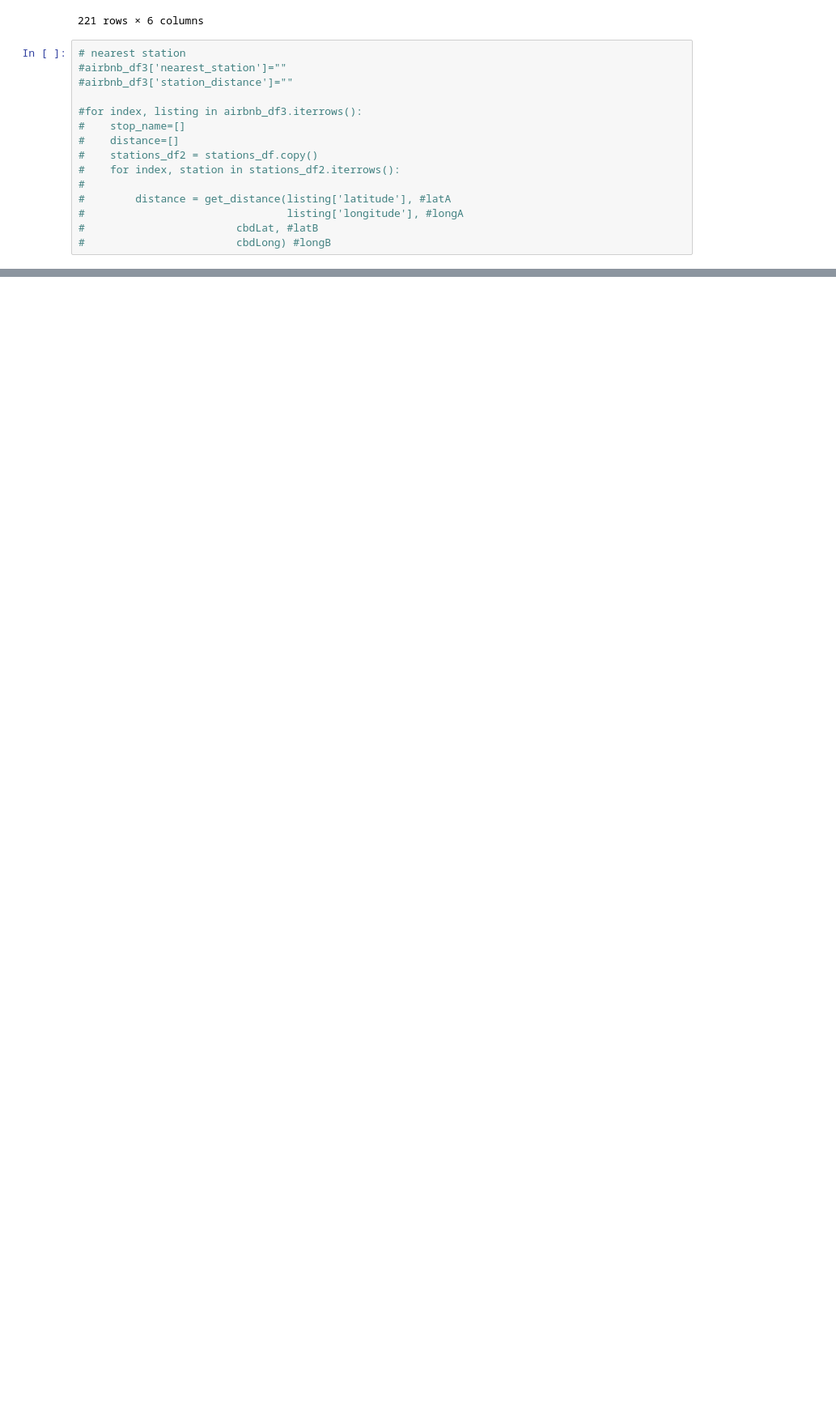
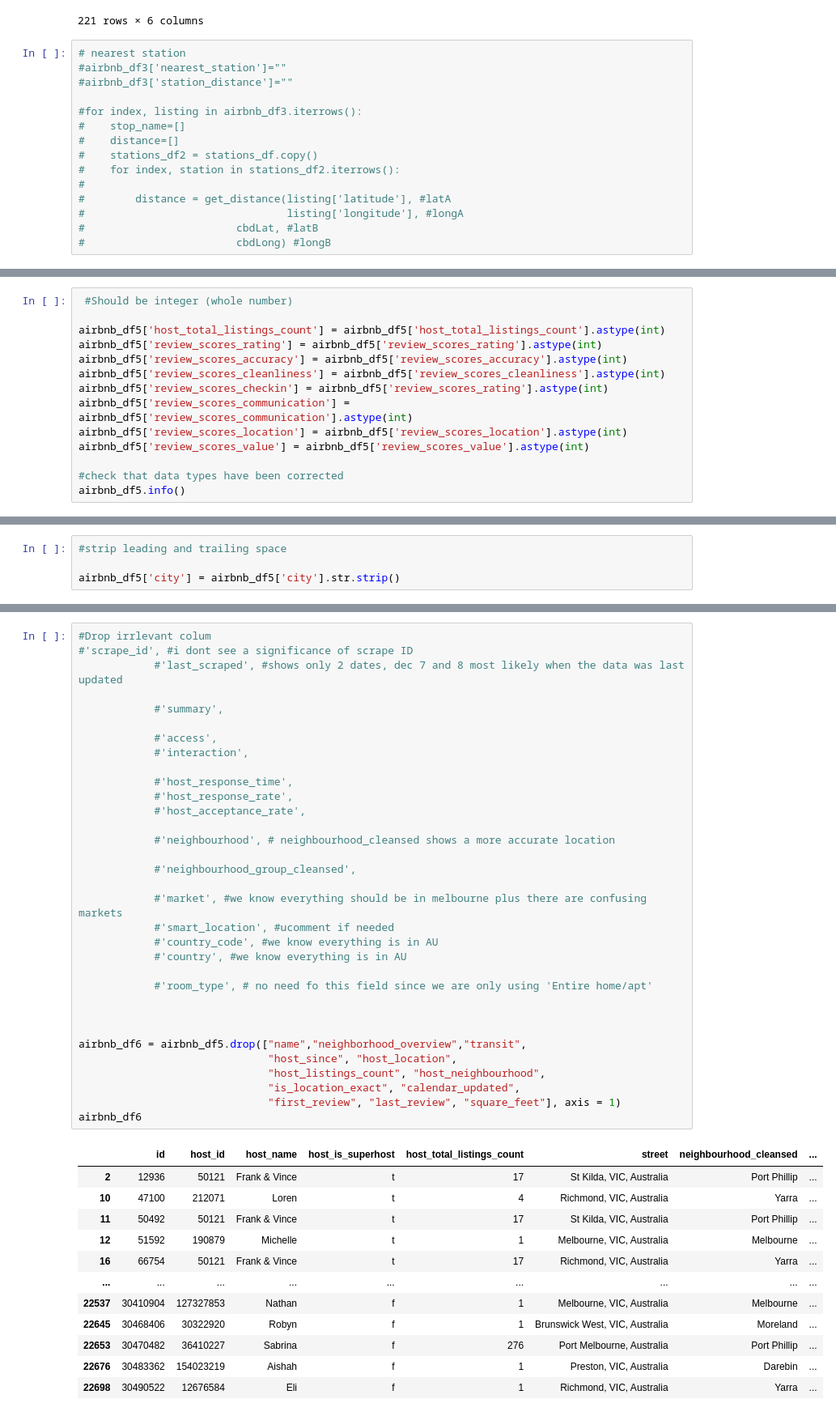
Before and after one commit to jMacProd/Project1, a Jupyter notebook: clean_data_rs/main.ipynb, the cells around one changed output, grey strips where cells are left out. Shown at 81% size. Saved outputs shown, nothing was run; the diff lists cells and outputs as text; blank space fills up the shorter version.

Commit message:
Piushing airbnbFINAL_JS.csv to branch Jason_Add_Clean_To_Raph

```diff
--- a/clean_data_rs/main.ipynb
+++ b/clean_data_rs/main.ipynb
@@ -225,0 +344,14 @@ stations_df
+# %%
+ #Should be integer (whole number)
+
+airbnb_df5['host_total_listings_count'] = airbnb_df5['host_total_listings_count'].astype(int)
+airbnb_df5['review_scores_rating'] = airbnb_df5['review_scores_rating'].astype(int)
+airbnb_df5['review_scores_accuracy'] = airbnb_df5['review_scores_accuracy'].astype(int)
+airbnb_df5['review_scores_cleanliness'] = airbnb_df5['review_scores_cleanliness'].astype(int)
+airbnb_df5['review_scores_checkin'] = airbnb_df5['review_scores_rating'].astype(int)
+airbnb_df5['review_scores_communication'] = airbnb_df5['review_scores_communication'].astype(int)
+airbnb_df5['review_scores_location'] = airbnb_df5['review_scores_location'].astype(int)
+airbnb_df5['review_scores_value'] = airbnb_df5['review_scores_value'].astype(int)
+
+#check that data types have been corrected
+airbnb_df5.info()
@@ -225,0 +392,4 @@ stations_df
+# %%
+#strip leading and trailing space
+
+airbnb_df5['city'] = airbnb_df5['city'].str.strip()
@@ -225,0 +469,46 @@ stations_df
+# %%
+#Drop irrlevant colum
+#'scrape_id', #i dont see a significance of scrape ID
+            #'last_scraped', #shows only 2 dates, dec 7 and 8 most likely when the data was last updated
+
+            #'summary',
+
+            #'access',
+            #'interaction',
+
+            #'host_response_time',
+            #'host_response_rate',
+            #'host_acceptance_rate',
+
+            #'neighbourhood', # neighbourhood_cleansed shows a more accurate location
+
+            #'neighbourhood_group_cleansed',
+
+            #'market', #we know everything should be in melbourne plus there are confusing markets
+            #'smart_location', #ucomment if needed
+            #'country_code', #we know everything is in AU
+            #'country', #we know everything is in AU
+
+            #'room_type', # no need fo this field since we are only using 'Entire home/apt'
+
+
+
+airbnb_df6 = airbnb_df5.drop(["name","neighborhood_overview","transit",
+                              "host_since", "host_location",
+                              "host_listings_count", "host_neighbourhood",
+                              "is_location_exact", "calendar_updated",
+                              "first_review", "last_review", "square_feet"], axis = 1)
+airbnb_df6
+# %% [output]
+|  | id | host_id | host_name | host_is_superhost | host_total_listings_count | street | neighbourhood_cleansed | ... |
+| 2 | 12936 | 50121 | Frank & Vince | t | 17 | St Kilda, VIC, Australia | Port Phillip | ... |
+| 10 | 47100 | 212071 | Loren | t | 4 | Richmond, VIC, Australia | Yarra | ... |
+| 11 | 50492 | 50121 | Frank & Vince | t | 17 | St Kilda, VIC, Australia | Port Phillip | ... |
+| 12 | 51592 | 190879 | Michelle | t | 1 | Melbourne, VIC, Australia | Melbourne | ... |
+| 16 | 66754 | 50121 | Frank & Vince | t | 17 | Richmond, VIC, Australia | Yarra | ... |
+| ... | ... | ... | ... | ... | ... | ... | ... | ... |
+| 22537 | 30410904 | 127327853 | Nathan | f | 1 | Melbourne, VIC, Australia | Melbourne | ... |
+| 22645 | 30468406 | 30322920 | Robyn | f | 1 | Brunswick West, VIC, Australia | Moreland | ... |
+| 22653 | 30470482 | 36410227 | Sabrina | f | 276 | Port Melbourne, Australia | Port Phillip | ... |
+| 22676 | 30483362 | 154023219 | Aishah | f | 1 | Preston, VIC, Australia | Darebin | ... |
+| 22698 | 30490522 | 12676584 | Eli | f | 1 | Richmond, VIC, Australia | Yarra | ... |
```
Also changed, not shown: parts of 15 cells of this notebook, 6 other files.
